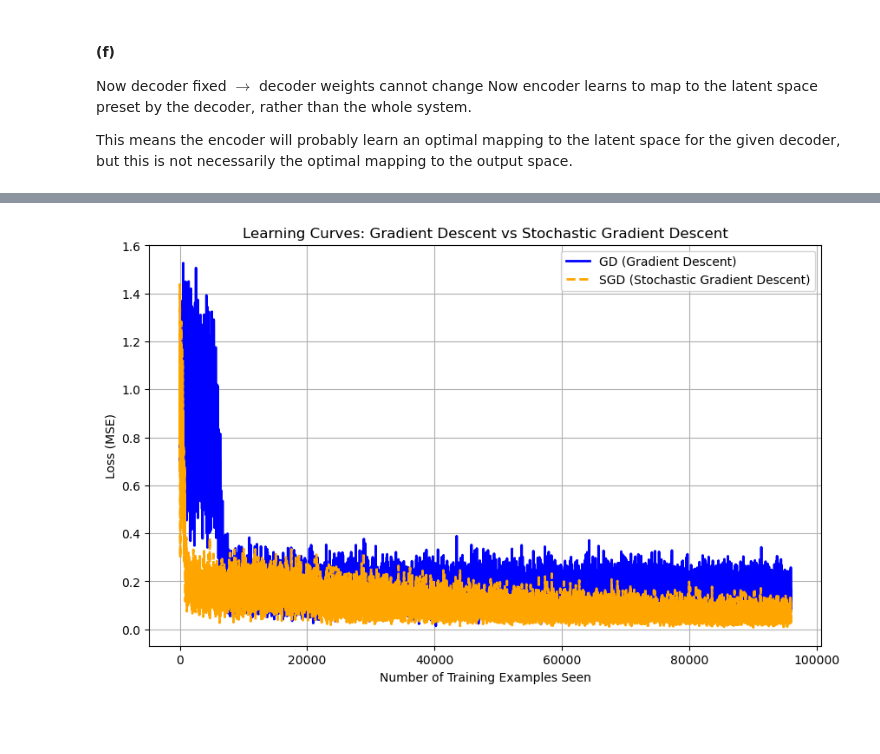
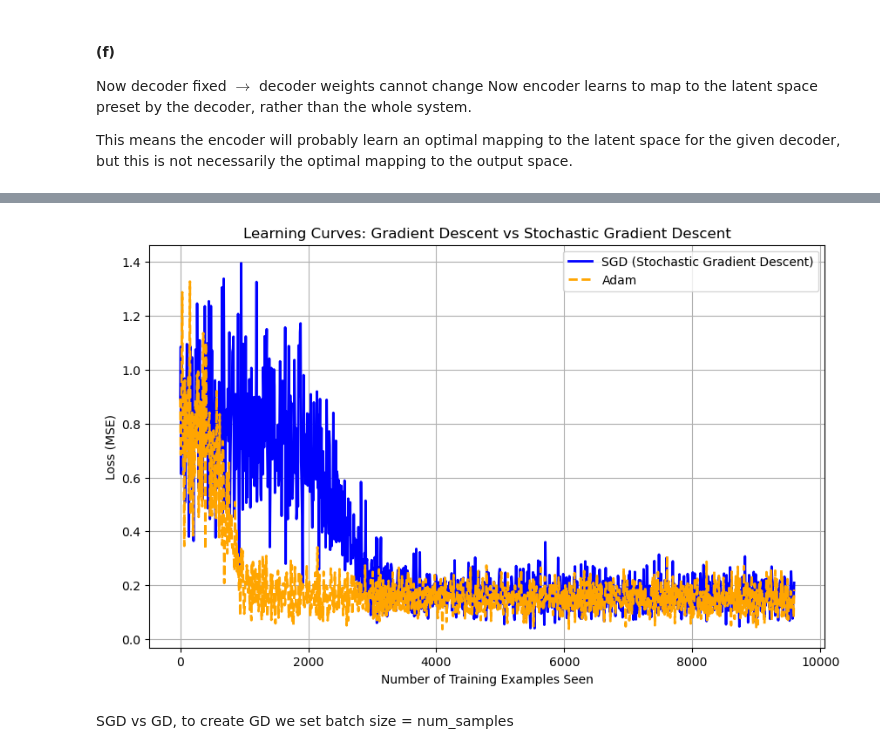
Before and after one commit to sh2099/ML_PHYS24, a Jupyter notebook: sheet06/sheet06_sh.ipynb, the cells around one changed output, grey strips where cells are left out. Cells and saved outputs as stored; diff of their text form; code cells hidden in the pictures; blank space fills up the shorter version.

```diff
--- a/sheet06/sheet06_sh.ipynb
+++ b/sheet06/sheet06_sh.ipynb
@@ -324,6 +324,8 @@ for i, (model_name, curve) in enumerate(input_curves.items()):
     plt.title(f"{model_name}")
     plt.xlabel("Input Feature 1")
     plt.ylabel("Input Feature 2")
+    plt.xlim(-2, 2)
+    plt.ylim(-1, 1)
     plt.legend()
     plt.grid(True)
 
@@ -505,0 +474,7 @@ class AutoencoderModule(pl.LightningModule):
+# %%
+params_encoder_retrained = []
+for name, param in model_1.autoencoder.named_parameters():
+    if param.requires_grad == True:
+        params_encoder_retrained.append(param.detach().numpy().flatten())
+
+plt.plot(model_1.loss_curve)
@@ -505,0 +484,22 @@ class AutoencoderModule(pl.LightningModule):
+# %%
+z0 = np.zeros((2, 1))
+for x, y in zip(params_encoder_trained, params_encoder_retrained):
+    z = np.stack((x, y))
+    z0 = np.concatenate((z, z0), axis=-1)
+
+
+plt.rcParams["figure.figsize"] = (20,4)
+plt.scatter(range(len(z0[0])), z0[1] - z0[0], marker='.')
+pos = 0
+for name, param in model_1.autoencoder.named_parameters():
+    if param.requires_grad == True:
+        pos += param.detach().numpy().flatten().shape[0]
+        plt.vlines(pos, min(z0[1] - z0[0])-1, max(z0[1] - z0[0])+1, colors='C1' if re.search(r'bias$', name) == None else 'C2')
+
+plt.hlines(0, -20, pos+20, colors='C5')
+plt.title('parameter change, orange vertical line is the end of a layer\'s weight, green line is the end of a layer\'s bias, y=0 is the reference original parameters')
+plt.xlim(-20, pos+20)
+plt.ylim(min(z0[1] - z0[0])-0.5, max(z0[1] - z0[0])+0.5)
+plt.xlabel('Index of parameter')
+plt.ylabel('retrained parameter - original parameter')
+plt.show()
@@ -549,8 +553,8 @@ model_gd = AutoencoderModule(model=Autoencoder, hidden_channels=[20, 10, 1, 10,
 model_sgd = AutoencoderModule(model=Autoencoder, hidden_channels=[20, 10, 1, 10, 20, 2], input_dim=2, latent_dim=1, optimizer_type='sgd')
 
 # Create a PyTorch Lightning trainer for both optimizers
-trainer_gd = pl.Trainer(max_epochs=1000, enable_checkpointing=False)
-trainer_sgd = pl.Trainer(max_epochs=1000, enable_checkpointing=False)
+trainer_gd = pl.Trainer(max_epochs=100, enable_checkpointing=False)
+trainer_sgd = pl.Trainer(max_epochs=100, enable_checkpointing=False)
 
 # Train the models
 trainer_gd.fit(model_gd, data_loader)
@@ -591,22 +593,24 @@ c:\Users\samhe\miniconda3\envs\mlph3\lib\site-packages\lightning\pytorch\loops\f
 # %%
 # Extract learning curves for both optimizers
 loss_curve_gd = np.array([x[1] for x in model_gd.loss_curve_with_examples])
 loss_curve_sgd = np.array([x[1] for x in model_sgd.loss_curve_with_examples])
 
 examples_gd = np.array([x[0] for x in model_gd.loss_curve_with_examples])
 examples_sgd = np.array([x[0] for x in model_sgd.loss_curve_with_examples])
 
 # Plot the learning curves
 plt.figure(figsize=(10, 6))
 
-plt.plot(examples_gd, loss_curve_gd, label="GD (Gradient Descent)", color='blue', linestyle='-', linewidth=2)
-plt.plot(examples_sgd, loss_curve_sgd, label="SGD (Stochastic Gradient Descent)", color='orange', linestyle='--', linewidth=2)
+plt.plot(examples_gd, loss_curve_gd, label="SGD (Stochastic Gradient Descent)", color='blue', linestyle='-', linewidth=2)
+plt.plot(examples_sgd, loss_curve_sgd, label="Adam", color='orange', linestyle='--', linewidth=2)
 
 plt.title("Learning Curves: Gradient Descent vs Stochastic Gradient Descent")
 plt.xlabel("Number of Training Examples Seen")
 plt.ylabel("Loss (MSE)")
 plt.legend()
 plt.grid(True)
 plt.show()
 # %% [output]
-[figure, old version]
+[figure, new version]
+# %% [markdown]
+SGD vs GD, to create GD we set batch size = num_samples
```
Also changed, not shown: parts of 22 cells of this notebook.
